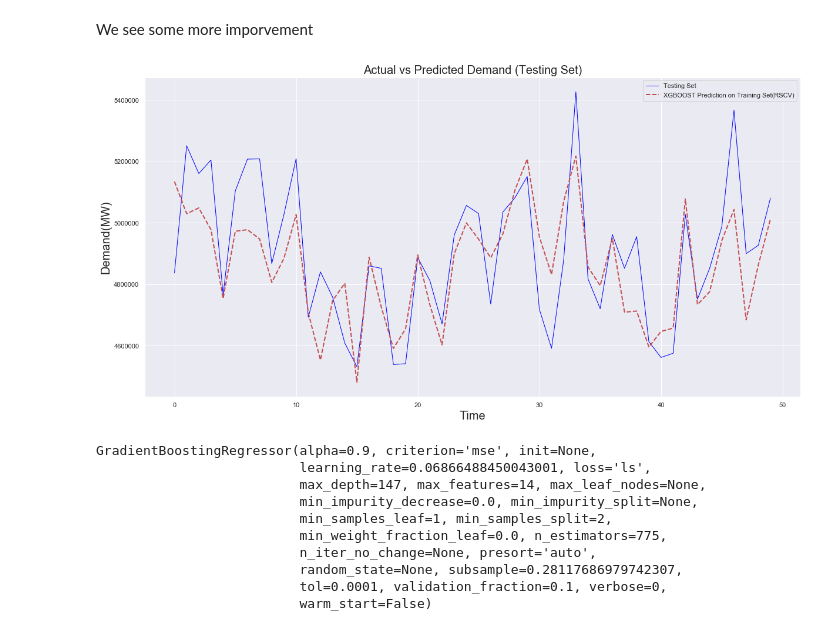
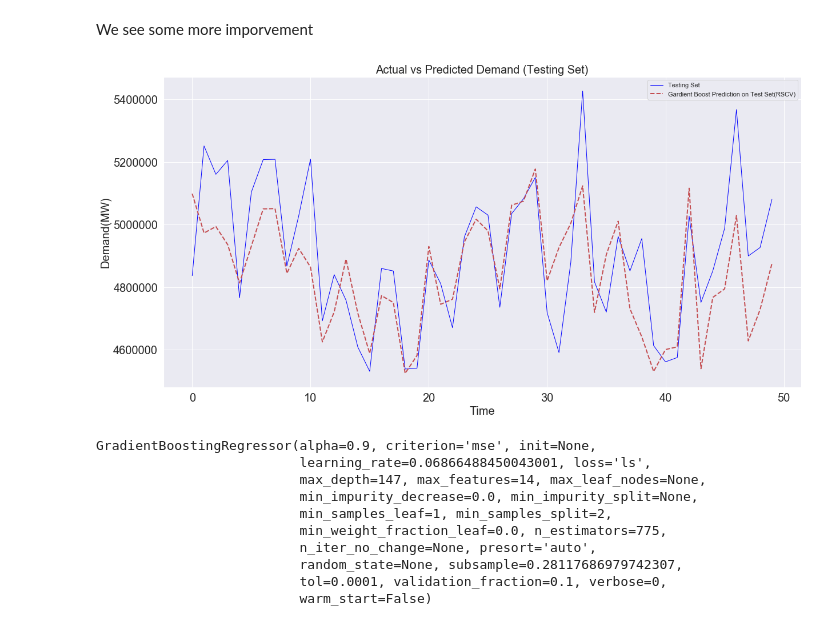
Before and after one commit to y-fawzy/energy-demand-forecast, a Jupyter notebook: notebooks/4-modelling.ipynb, the cells around one changed output. Cells and saved outputs as stored; diff of their text form; code cells hidden in the pictures.

```diff
--- a/notebooks/4-modelling.ipynb
+++ b/notebooks/4-modelling.ipynb
@@ -947,16 +947,19 @@ We see some more imporvement
 # %%
 #plotting demand (actual predicting for test set
 plt.figure(figsize=[20,10])
 
 plt.plot(y_test, linestyle="-", color='blue', linewidth=1, label='Testing Set')
-plt.plot(gbr_rscv_intense.predict(X_test), linestyle="--", color='r', linewidth=2, label='XGBOOST Prediction on Training Set(RSCV)')
+plt.plot(gbr_intense_rscv.predict(X_test), linestyle="--", color='r', linewidth=2, label='Gardient Boost Prediction on Test Set(RSCV)')
 
 plt.title("Actual vs Predicted Demand (Testing Set)", size=20)
 plt.xlabel("Time", size=20)
 plt.ylabel("Demand(MW)", size=20)
+
+plt.xticks(size=20)
+plt.yticks(size=20)
 plt.legend();
 # %% [output]
-[figure, old version]
+[figure, new version]
 # %%
 models.loc['gradient_boost']['RMSE_training(MW)']=gbr_intense_score
 models.loc['gradient_boost']['RMSE/mean_training(%)']=np.round(gbr_intense_score*100/np.mean(y_train),2)
```
Also changed, not shown: 2 other files.
